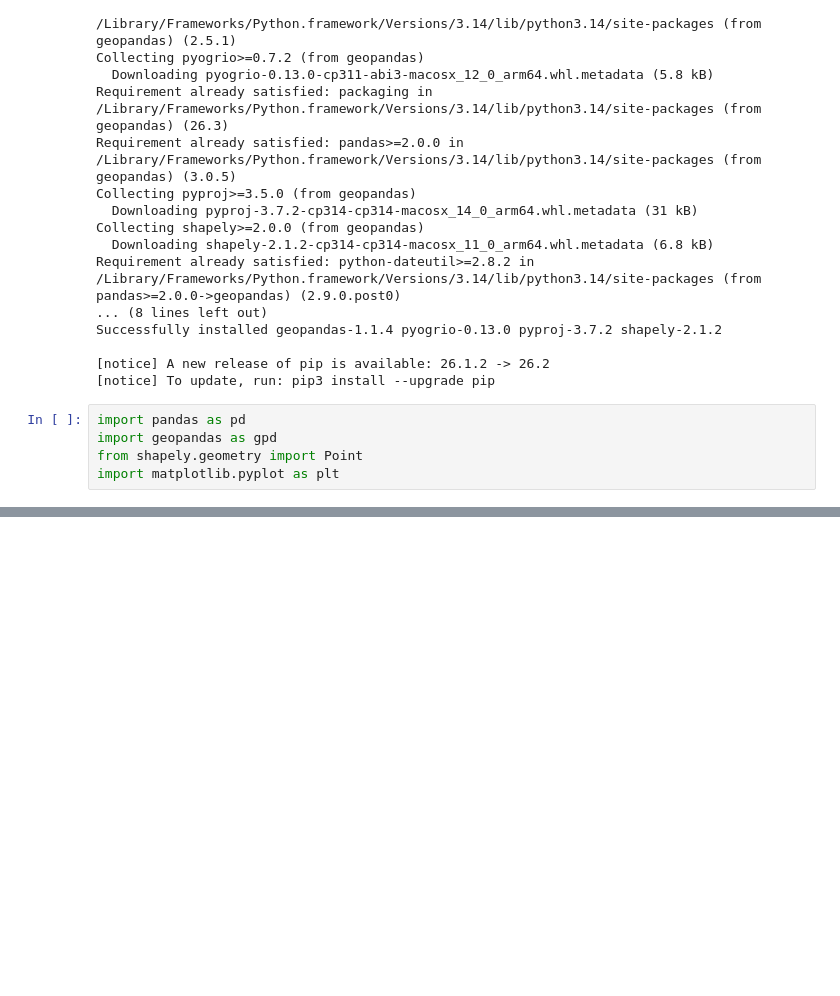
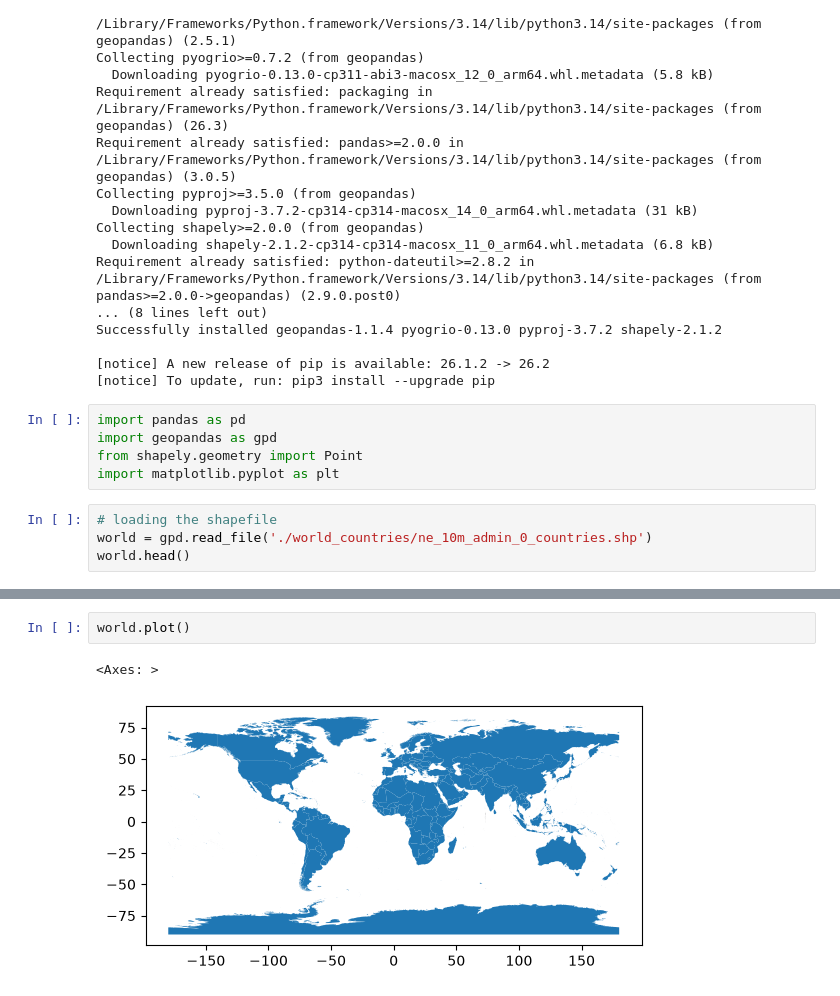
Before and after one commit to WillardDev/Python_Data_Analysis, a Jupyter notebook: Foundations_of_GeoPandas.ipynb, the cells around one changed output, grey strips where cells are left out. Saved outputs shown, nothing was run; the diff lists cells and outputs as text; blank space fills up the shorter version.

```diff
--- a/Foundations_of_GeoPandas.ipynb
+++ b/Foundations_of_GeoPandas.ipynb
@@ -54,3 +54,7 @@ import pandas as pd
 import geopandas as gpd
 from shapely.geometry import Point
 import matplotlib.pyplot as plt
+# %%
+# loading the shapefile
+world = gpd.read_file('./world_countries/ne_10m_admin_0_countries.shp')
+world.head()
@@ -56,0 +69,5 @@ import matplotlib.pyplot as plt
+# %%
+world.plot()
+# %% [output]
+<Axes: >
+[figure, added]
```
Also changed, not shown: parts of 1 cell of this notebook.
